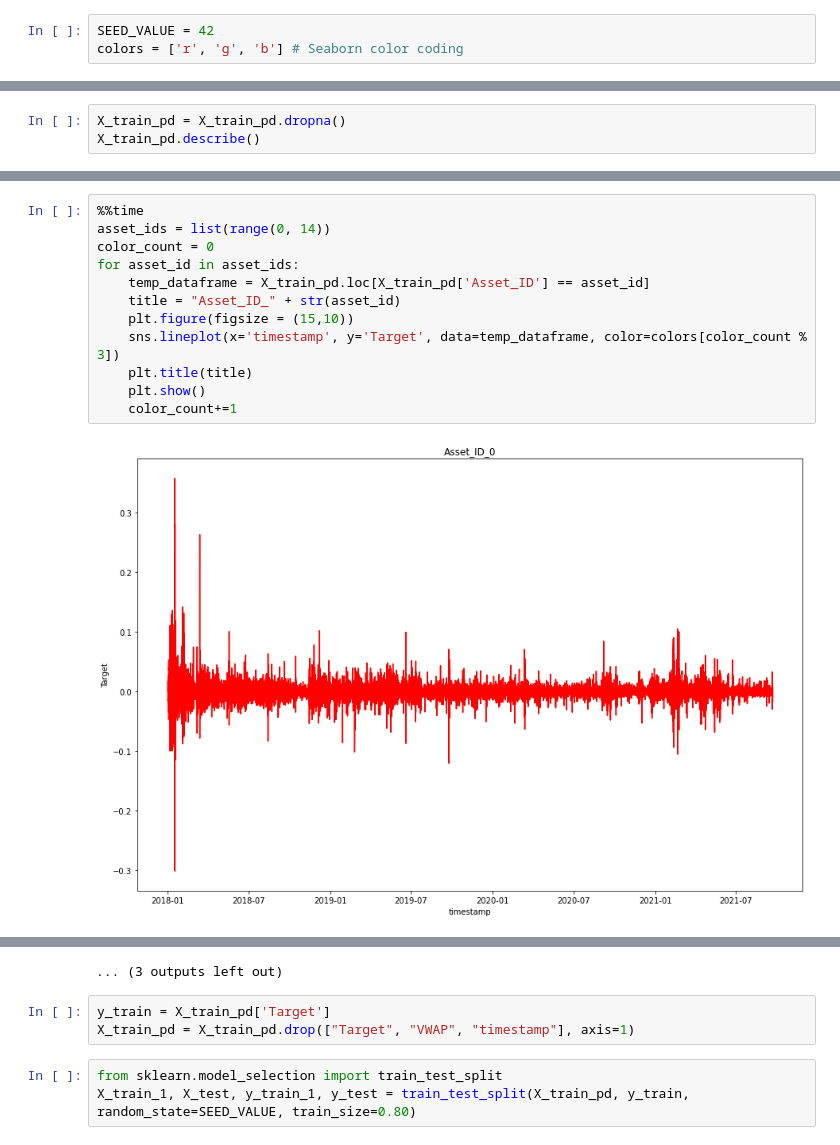
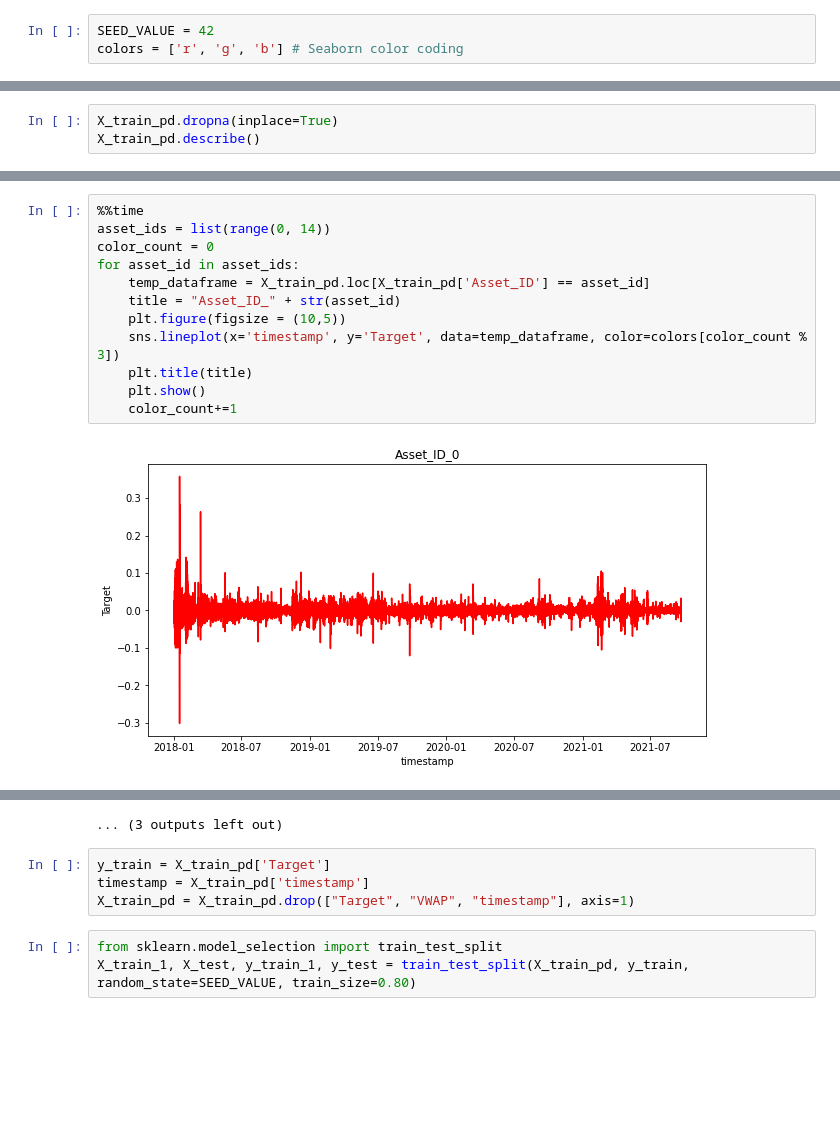
Before and after one commit to kashvi05/CSE523-Machine-Learning-2022-CryptoPolice, a Jupyter notebook: Base Model.ipynb, the cells around one changed output, grey strips where cells are left out. Saved outputs shown, nothing was run; the diff lists cells and outputs as text; blank space fills up the shorter version.

```diff
--- a/Base Model.ipynb
+++ b/Base Model.ipynb
@@ -159,6 +25,6 @@ Wall time: 22.8 s
 | 3 | 1514764860 | 5 | 32.0 | 7.6596 | 7.6596 | 7.6567 | 7.6576 | 6626.713370 | 7.657713 | -0.013922 |
 | 4 | 1514764860 | 7 | 5.0 | 25.9200 | 25.9200 | 25.8740 | 25.8770 | 121.087310 | 25.891363 | -0.008264 |
 # %%
-X_train_pd = X_train_pd.dropna()
+X_train_pd.dropna(inplace=True)
 X_train_pd.describe()
 # %% [output]
@@ -184,14 +50,14 @@ X_train_pd.head()
 # %%
 %%time
 asset_ids = list(range(0, 14))
 color_count = 0
 for asset_id in asset_ids:
     temp_dataframe = X_train_pd.loc[X_train_pd['Asset_ID'] == asset_id]
     title = "Asset_ID_" + str(asset_id)
-    plt.figure(figsize = (15,10))
+    plt.figure(figsize = (10,5))
     sns.lineplot(x='timestamp', y='Target', data=temp_dataframe, color=colors[color_count % 3])
     plt.title(title)
     plt.show()
     color_count+=1
 # %% [output]
-[figure, old version]
+[figure, new version]
@@ -209,6 +75,7 @@ for asset_id in asset_ids:
 ... (3 outputs left out)
 # %%
 y_train = X_train_pd['Target']
+timestamp = X_train_pd['timestamp']
 X_train_pd = X_train_pd.drop(["Target", "VWAP", "timestamp"], axis=1)
 # %%
 from sklearn.model_selection import train_test_split
```
Also changed, not shown: parts of 20 cells of this notebook, 6 other files.
